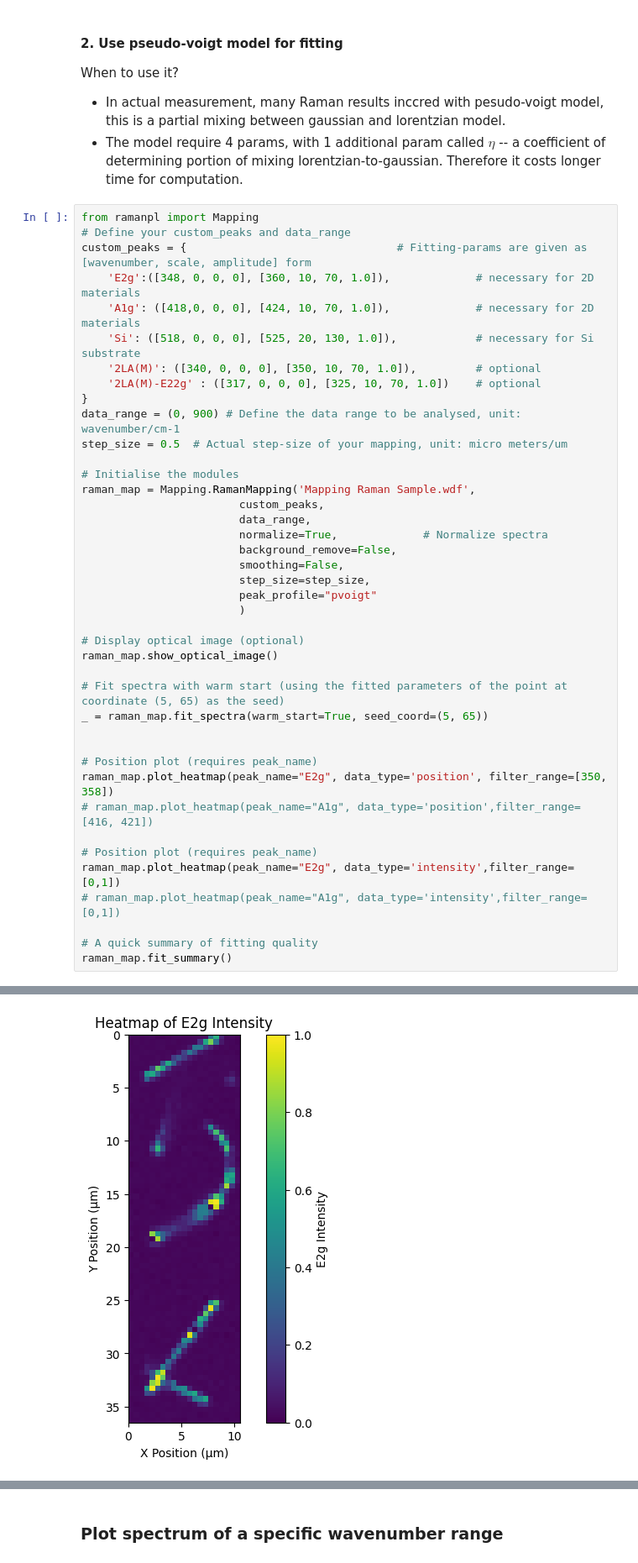
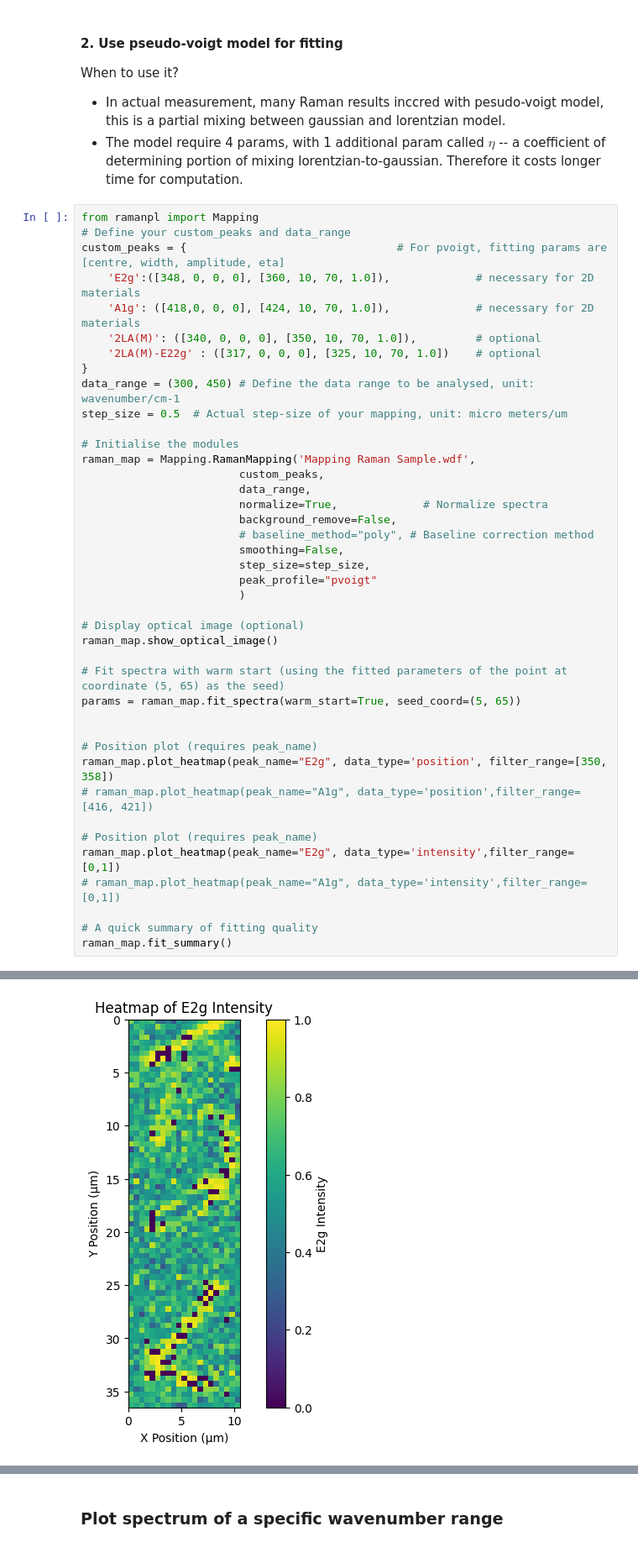
Before and after one commit to barry063/RamanPL_2D, a Jupyter notebook: example-usage/Mapping/Mapping Raman Example.ipynb, the cells around one changed output, grey strips where cells are left out. Shown at 84% size. Cells and saved outputs as stored; diff of their text form.

```diff
--- a/example-usage/Mapping/Mapping Raman Example.ipynb
+++ b/example-usage/Mapping/Mapping Raman Example.ipynb
@@ -101,14 +101,13 @@ When to use it?
 # %%
 from ramanpl import Mapping
 # Define your custom_peaks and data_range
-custom_peaks = {                                # Fitting-params are given as [wavenumber, scale, amplitude] form
+custom_peaks = {                                # For pvoigt, fitting params are [centre, width, amplitude, eta]
     'E2g':([348, 0, 0, 0], [360, 10, 70, 1.0]),             # necessary for 2D materials
     'A1g': ([418,0, 0, 0], [424, 10, 70, 1.0]),             # necessary for 2D materials
-    'Si': ([518, 0, 0, 0], [525, 20, 130, 1.0]),            # necessary for Si substrate
     '2LA(M)': ([340, 0, 0, 0], [350, 10, 70, 1.0]),         # optional
     '2LA(M)-E22g' : ([317, 0, 0, 0], [325, 10, 70, 1.0])    # optional
 }
-data_range = (0, 900) # Define the data range to be analysed, unit: wavenumber/cm-1
+data_range = (300, 450) # Define the data range to be analysed, unit: wavenumber/cm-1
 step_size = 0.5  # Actual step-size of your mapping, unit: micro meters/um
 
 # Initialise the modules
@@ -117,6 +116,7 @@ raman_map = Mapping.RamanMapping('Mapping Raman Sample.wdf',
                         data_range,
                         normalize=True,             # Normalize spectra
                         background_remove=False,
+                        # baseline_method="poly", # Baseline correction method
                         smoothing=False,
                         step_size=step_size,
                         peak_profile="pvoigt"
@@ -126,7 +126,7 @@ raman_map = Mapping.RamanMapping('Mapping Raman Sample.wdf',
 raman_map.show_optical_image()
 
 # Fit spectra with warm start (using the fitted parameters of the point at coordinate (5, 65) as the seed)
-_ = raman_map.fit_spectra(warm_start=True, seed_coord=(5, 65))
+params = raman_map.fit_spectra(warm_start=True, seed_coord=(5, 65))
 
 
 # Position plot (requires peak_name)
@@ -152 +146 @@ Successful fits: 1533 / 1533
-[figure, old version]
+[figure, new version]
```
Also changed, not shown: parts of 4 cells of this notebook, 13 other files.
